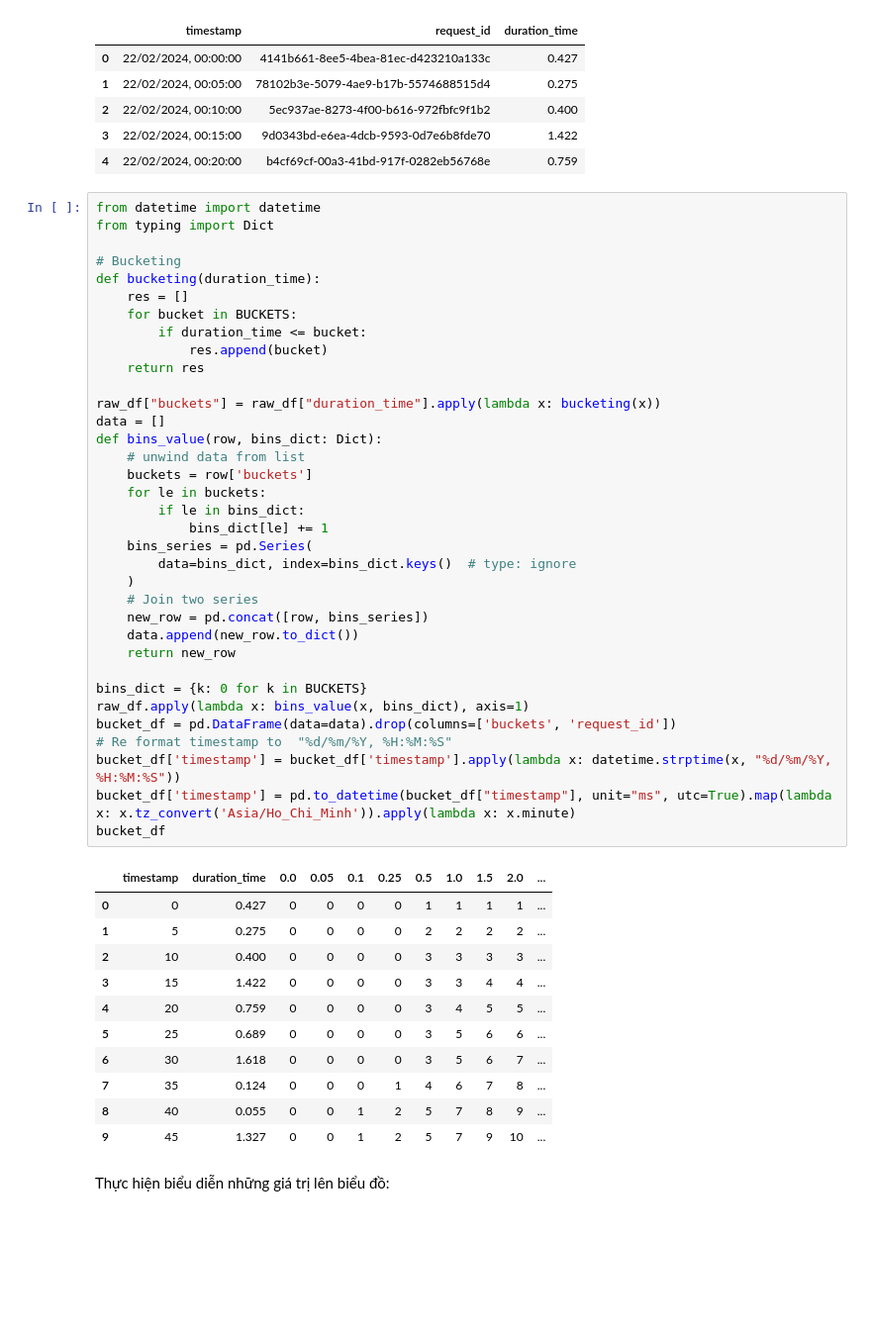
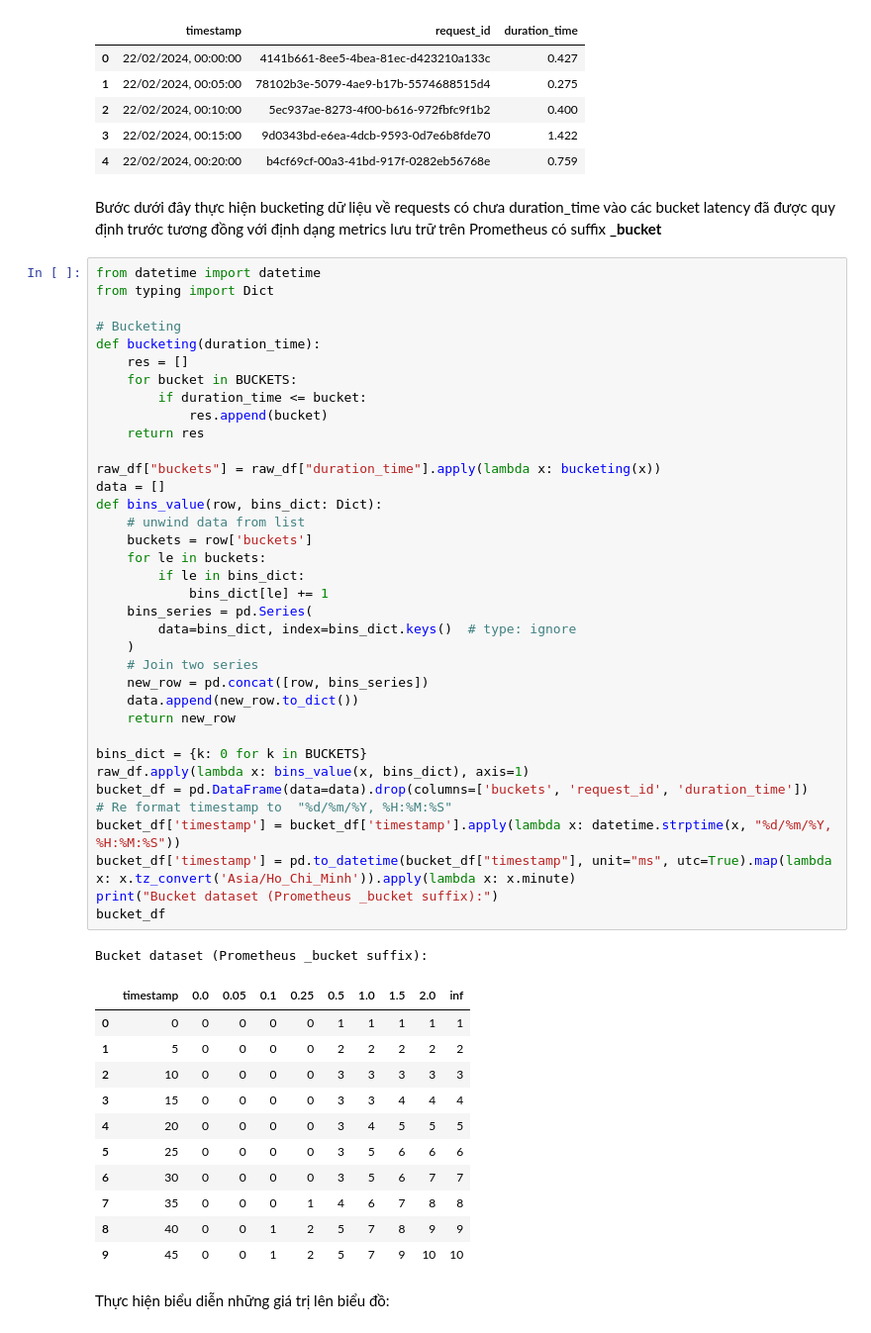
Before and after one commit to vuvietnguyenit/latency_reques_cal, a Jupyter notebook: notebooks/explain.ipynb, the cells around one changed output. Shown: that part at 99% size. Cells and saved outputs as stored; diff of their text form; blank space fills up the shorter version.

```diff
--- a/notebooks/explain.ipynb
+++ b/notebooks/explain.ipynb
@@ -36,6 +36,8 @@ raw_df.head()
 | 2 | 22/02/2024, 00:10:00 | 5ec937ae-8273-4f00-b616-972fbfc9f1b2 | 0.400 |
 | 3 | 22/02/2024, 00:15:00 | 9d0343bd-e6ea-4dcb-9593-0d7e6b8fde70 | 1.422 |
 | 4 | 22/02/2024, 00:20:00 | b4cf69cf-00a3-41bd-917f-0282eb56768e | 0.759 |
+# %% [markdown]
+Bước dưới đây thực hiện bucketing dữ liệu về requests có chưa duration_time vào các bucket latency đã được quy định trước tương đồng với định dạng metrics lưu trữ trên Prometheus có suffix **_bucket**
 # %%
 from datetime import datetime
 from typing import Dict
@@ -44,45 +46,47 @@ from typing import Dict
 def bucketing(duration_time):
     res = []
     for bucket in BUCKETS:
         if duration_time <= bucket:
             res.append(bucket)
     return res
 
 raw_df["buckets"] = raw_df["duration_time"].apply(lambda x: bucketing(x))
 data = []
 def bins_value(row, bins_dict: Dict):
     # unwind data from list
     buckets = row['buckets']
     for le in buckets:
         if le in bins_dict:
             bins_dict[le] += 1
     bins_series = pd.Series(
         data=bins_dict, index=bins_dict.keys()  # type: ignore
     )
     # Join two series
     new_row = pd.concat([row, bins_series])
     data.append(new_row.to_dict())
     return new_row
 
 bins_dict = {k: 0 for k in BUCKETS}
 raw_df.apply(lambda x: bins_value(x, bins_dict), axis=1)
-bucket_df = pd.DataFrame(data=data).drop(columns=['buckets', 'request_id'])
+bucket_df = pd.DataFrame(data=data).drop(columns=['buckets', 'request_id', 'duration_time'])
 # Re format timestamp to  "%d/%m/%Y, %H:%M:%S"
 bucket_df['timestamp'] = bucket_df['timestamp'].apply(lambda x: datetime.strptime(x, "%d/%m/%Y, %H:%M:%S"))
 bucket_df['timestamp'] = pd.to_datetime(bucket_df["timestamp"], unit="ms", utc=True).map(lambda x: x.tz_convert('Asia/Ho_Chi_Minh')).apply(lambda x: x.minute)
+print("Bucket dataset (Prometheus _bucket suffix):")
 bucket_df
 # %% [output]
+Bucket dataset (Prometheus _bucket suffix):
-|  | timestamp | duration_time | 0.0 | 0.05 | 0.1 | 0.25 | 0.5 | 1.0 | 1.5 | 2.0 | ... |
-| 0 | 0 | 0.427 | 0 | 0 | 0 | 0 | 1 | 1 | 1 | 1 | ... |
-| 1 | 5 | 0.275 | 0 | 0 | 0 | 0 | 2 | 2 | 2 | 2 | ... |
-| 2 | 10 | 0.400 | 0 | 0 | 0 | 0 | 3 | 3 | 3 | 3 | ... |
-| 3 | 15 | 1.422 | 0 | 0 | 0 | 0 | 3 | 3 | 4 | 4 | ... |
-| 4 | 20 | 0.759 | 0 | 0 | 0 | 0 | 3 | 4 | 5 | 5 | ... |
-| 5 | 25 | 0.689 | 0 | 0 | 0 | 0 | 3 | 5 | 6 | 6 | ... |
-| 6 | 30 | 1.618 | 0 | 0 | 0 | 0 | 3 | 5 | 6 | 7 | ... |
-| 7 | 35 | 0.124 | 0 | 0 | 0 | 1 | 4 | 6 | 7 | 8 | ... |
-| 8 | 40 | 0.055 | 0 | 0 | 1 | 2 | 5 | 7 | 8 | 9 | ... |
-| 9 | 45 | 1.327 | 0 | 0 | 1 | 2 | 5 | 7 | 9 | 10 | ... |
+|  | timestamp | 0.0 | 0.05 | 0.1 | 0.25 | 0.5 | 1.0 | 1.5 | 2.0 | inf |
+| 0 | 0 | 0 | 0 | 0 | 0 | 1 | 1 | 1 | 1 | 1 |
+| 1 | 5 | 0 | 0 | 0 | 0 | 2 | 2 | 2 | 2 | 2 |
+| 2 | 10 | 0 | 0 | 0 | 0 | 3 | 3 | 3 | 3 | 3 |
+| 3 | 15 | 0 | 0 | 0 | 0 | 3 | 3 | 4 | 4 | 4 |
+| 4 | 20 | 0 | 0 | 0 | 0 | 3 | 4 | 5 | 5 | 5 |
+| 5 | 25 | 0 | 0 | 0 | 0 | 3 | 5 | 6 | 6 | 6 |
+| 6 | 30 | 0 | 0 | 0 | 0 | 3 | 5 | 6 | 7 | 7 |
+| 7 | 35 | 0 | 0 | 0 | 1 | 4 | 6 | 7 | 8 | 8 |
+| 8 | 40 | 0 | 0 | 1 | 2 | 5 | 7 | 8 | 9 | 9 |
+| 9 | 45 | 0 | 0 | 1 | 2 | 5 | 7 | 9 | 10 | 10 |
 # %% [markdown]
 Thực hiện biểu diễn những giá trị lên biểu đồ:
 # %%
```
Also changed, not shown: parts of 2 cells of this notebook.
